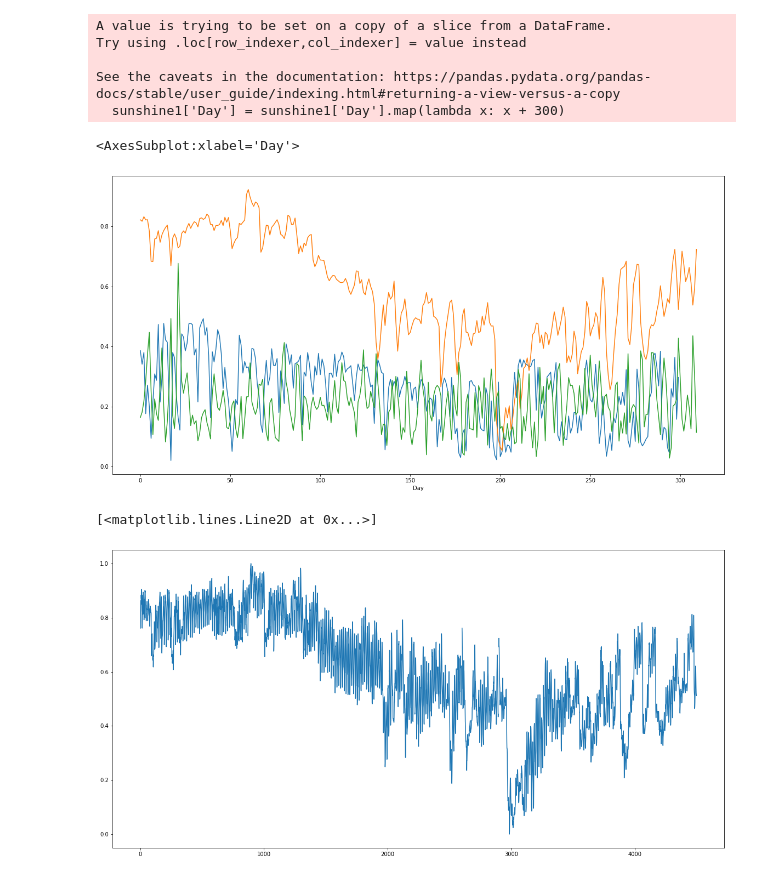
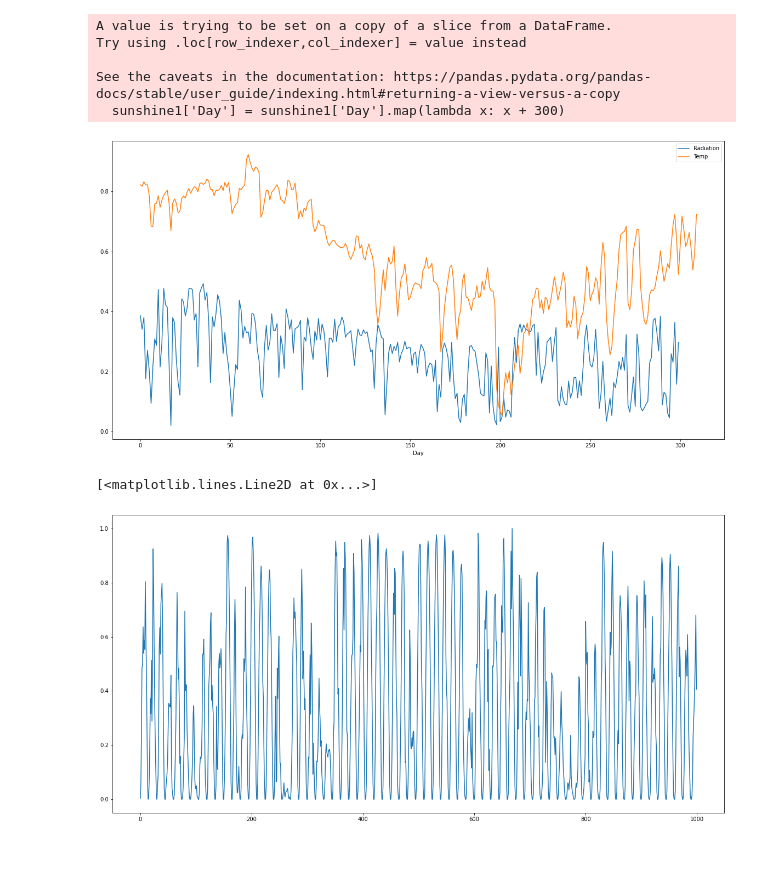
Before and after one commit to WryBin/Elec3, a Jupyter notebook: pre.ipynb, the cells around one changed output. Drawn from its saved outputs; the diff is of its cells as text; code cells hidden in the pictures.

```diff
--- a/pre.ipynb
+++ b/pre.ipynb
@@ -27,20 +27,23 @@ Try using .loc[row_indexer,col_indexer] = value instead
 See the caveats in the documentation: https://pandas.pydata.org/pandas-docs/stable/user_guide/indexing.html#returning-a-view-versus-a-copy
   sunshine1['Day'] = sunshine1['Day'].map(lambda x: x + 300)
 # %%
-sunshine.groupby(['Day'])['Radiation'].mean().plot()
-temp.groupby(['Day'])['Temp'].mean().plot(figsize=(20, 10))
-wind.groupby(['Day'])['Spd'].mean().plot(figsize=(20, 10))
-# wind.groupby(['Day'])['Dir'].mean().plot(figsize=(20, 10))
+sunshine.groupby(['Day'])['Radiation'].mean().plot(figsize=(20, 10), label='Radiation', legend=True)
+temp.groupby(['Day'])['Temp'].mean().plot(figsize=(20, 10), label='Temp', legend=True)
+temp = temp.groupby(['Day'])['Temp'].mean().reset_index()
+# temp['diff_temp'] = temp['Temp'].diff() +0.2
+# temp.groupby(['Day'])['diff_temp'].mean().plot(figsize=(20, 10))
+# wind.groupby(['Day'])['Spd'].mean().plot(figsize=(20, 10), label='Spd', legend=True)
+# wind['Dir'] = wind['Dir']/300
+# wind.groupby(['Day'])['Dir'].mean().plot(figsize=(20, 10), label='Dir', legend=True)
 # %% [output]
-<AxesSubplot:xlabel='Day'>
-[figure, old version]
+[figure, new version]
 # %%
 import matplotlib.pyplot as plt
 plt.figure(figsize=(20, 10))
-# plt.plot(train_data['Radiation'][0:1000])
-plt.plot(train_data['Temp'])
+plt.plot(train_data['Radiation'][0:1000])
+# plt.plot(train_data['Temp'])
 # plt.plot(train_data['Dir'][1:10000]/300)
 # plt.plot(train_data['Spd'][1:10000])
 # %% [output]
 [<matplotlib.lines.Line2D at 0x...>]
-[figure, old version]
+[figure, new version]
```
Also changed, not shown: 6 other files.
